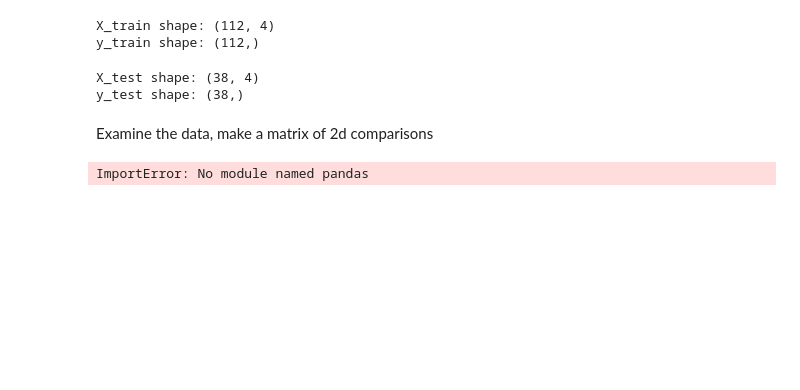
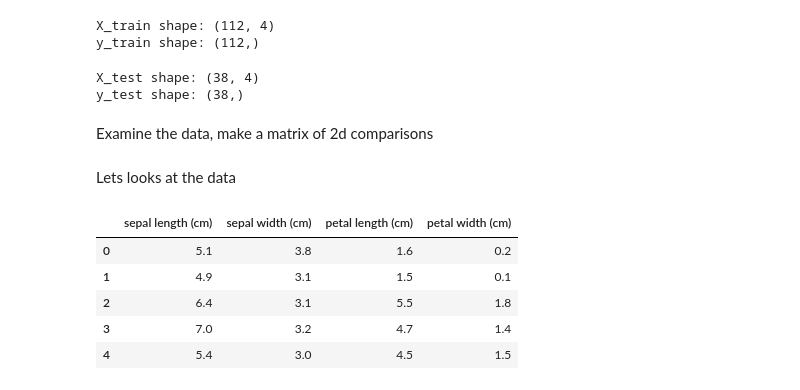
Before and after one commit to drthornt/Intro_ml_w_Python, a Jupyter notebook: Chapter1.ipynb, the cells around one changed output. Saved outputs shown, nothing was run; the diff lists cells and outputs as text; code cells hidden in the pictures; blank space fills up the shorter version.

```diff
--- a/Chapter1.ipynb
+++ b/Chapter1.ipynb
@@ -120,14 +126,20 @@ y_test shape: (38,)
 Examine the data, make a matrix of 2d comparisons
 # %%
 import pandas as pd
+import mglearn
 
 # create dataframe from data in X_train
 # label the columns using the strings in iris_dataset.feature_names
 
 iris_dataframe = pd.DataFrame( X_train, columns=iris_dataset.feature_names )
-
-# create a scatter matrix from the dataframe, color by y_train
-
-grr = pd.scatter_matrix( iris_dataframe, c=y_train, figsize=(15,15 ), marker='o' , hist_kwds={ 'bins':20}, s=60 , alpha=.8 , cmap =mglearn.cm3 )
-# %% [output]
-ImportError: No module named pandas
+# %% [markdown]
+Lets looks at the data
+# %%
+iris_dataframe[:5]
+# %% [output]
+|  | sepal length (cm) | sepal width (cm) | petal length (cm) | petal width (cm) |
+| 0 | 5.1 | 3.8 | 1.6 | 0.2 |
+| 1 | 4.9 | 3.1 | 1.5 | 0.1 |
+| 2 | 6.4 | 3.1 | 5.5 | 1.8 |
+| 3 | 7.0 | 3.2 | 4.7 | 1.4 |
+| 4 | 5.4 | 3.0 | 4.5 | 1.5 |
```
Also changed, not shown: parts of 17 cells of this notebook.
